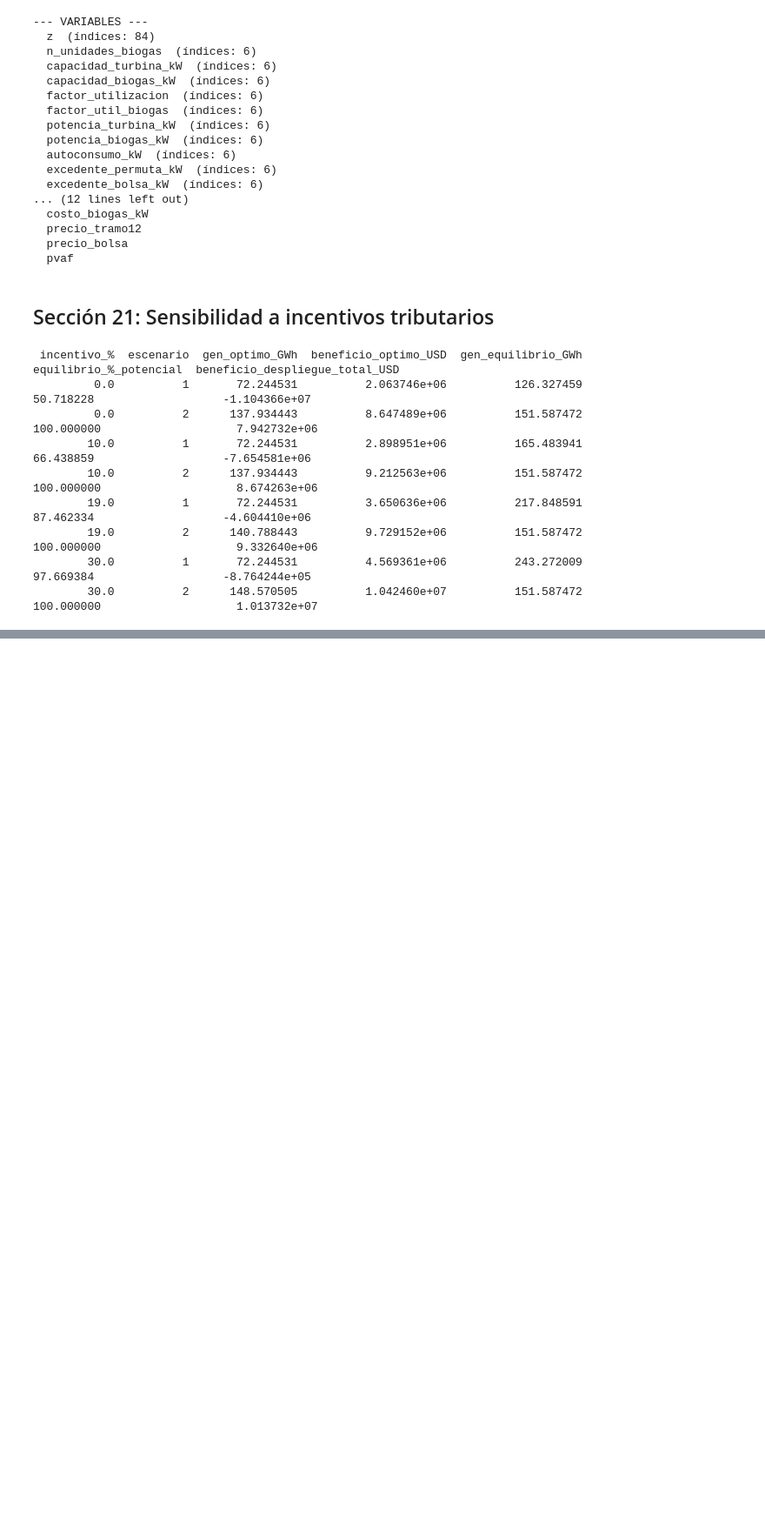
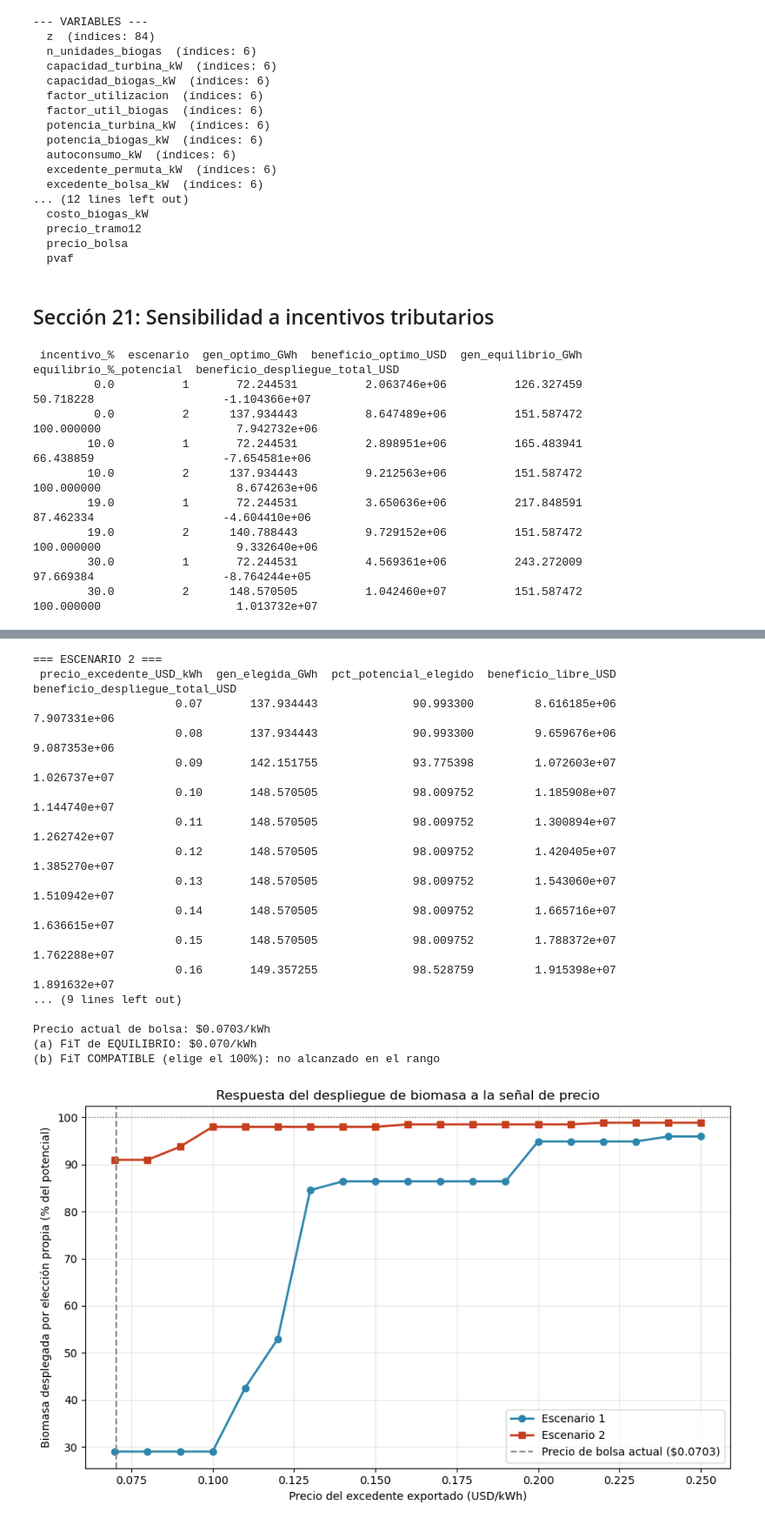
Before and after one commit to juncal0/valorizacion-biomasa-palma, a Jupyter notebook: 01_limpieza_datos_capex_emisiones_social_2_reorganizado_1.ipynb, the cells around one changed output, grey strips where cells are left out. Shown at 87% size. Saved outputs shown, nothing was run; the diff lists cells and outputs as text; code cells hidden in the pictures; blank space fills up the shorter version.

```diff
--- a/01_limpieza_datos_capex_emisiones_social_2_reorganizado_1.ipynb
+++ b/01_limpieza_datos_capex_emisiones_social_2_reorganizado_1.ipynb
@@ -4444,0 +4542,57 @@ df_sens.to_csv('sensibilidad_incentivos_tributarios.csv', index=False)
+# %%
+# ==========================================================
+# Sección 22 (bis) - Tarifa preferencial, Escenario 2
+# ==========================================================
+df_fit2 = barrido_fit(2)
+print("=== ESCENARIO 2 ===")
+print(df_fit2.to_string(index=False))
+
+eq2  = df_fit2[df_fit2['beneficio_despliegue_total_USD'] >= 0]
+inc2 = df_fit2[df_fit2['pct_potencial_elegido'] >= 99.5]
+
+print(f"\nPrecio actual de bolsa: ${_PRECIO_BOLSA_ORIG:.4f}/kWh")
+print("(a) FiT de EQUILIBRIO: " +
+      (f"${eq2['precio_excedente_USD_kWh'].min():.3f}/kWh" if len(eq2)
+       else "no requiere — ya rentable al precio actual"))
+print("(b) FiT COMPATIBLE (elige el 100%): " +
+      (f"${inc2['precio_excedente_USD_kWh'].min():.3f}/kWh" if len(inc2)
+       else "no alcanzado en el rango"))
+
+df_fit2.to_csv('tarifa_preferencial_esc2.csv', index=False)
+
+# --- Figura comparativa: respuesta del despliegue al precio ---
+fig, ax = plt.subplots(figsize=(9, 5.5))
+ax.plot(df_fit1['precio_excedente_USD_kWh'], df_fit1['pct_potencial_elegido'],
+        'o-', color='#2E86AB', linewidth=2, label='Escenario 1')
+ax.plot(df_fit2['precio_excedente_USD_kWh'], df_fit2['pct_potencial_elegido'],
+        's-', color='#C73E1D', linewidth=2, label='Escenario 2')
+ax.axvline(_PRECIO_BOLSA_ORIG, color='#888780', linestyle='--',
+           label=f'Precio de bolsa actual (${_PRECIO_BOLSA_ORIG:.4f})')
+ax.axhline(100, color='#888780', linestyle=':', linewidth=1)
+ax.set_xlabel('Precio del excedente exportado (USD/kWh)')
+ax.set_ylabel('Biomasa desplegada por elección propia (% del potencial)')
+ax.set_title('Respuesta del despliegue de biomasa a la señal de precio')
+ax.grid(alpha=0.3)
+ax.legend()
+plt.tight_layout()
+plt.savefig('tarifa_preferencial_comparacion.png', dpi=150)
+plt.show()
+# %% [output]
+=== ESCENARIO 2 ===
+ precio_excedente_USD_kWh  gen_elegida_GWh  pct_potencial_elegido  beneficio_libre_USD  beneficio_despliegue_total_USD
+                     0.07       137.934443              90.993300         8.616185e+06                    7.907331e+06
+                     0.08       137.934443              90.993300         9.659676e+06                    9.087353e+06
+                     0.09       142.151755              93.775398         1.072603e+07                    1.026737e+07
+                     0.10       148.570505              98.009752         1.185908e+07                    1.144740e+07
+                     0.11       148.570505              98.009752         1.300894e+07                    1.262742e+07
+                     0.12       148.570505              98.009752         1.420405e+07                    1.385270e+07
+                     0.13       148.570505              98.009752         1.543060e+07                    1.510942e+07
+                     0.14       148.570505              98.009752         1.665716e+07                    1.636615e+07
+                     0.15       148.570505              98.009752         1.788372e+07                    1.762288e+07
+                     0.16       149.357255              98.528759         1.915398e+07                    1.891632e+07
+... (9 lines left out)
+
+Precio actual de bolsa: $0.0703/kWh
+(a) FiT de EQUILIBRIO: $0.070/kWh
+(b) FiT COMPATIBLE (elige el 100%): no alcanzado en el rango
+[figure, added]
```
Also changed, not shown: parts of 2 cells of this notebook, 5 other files.
